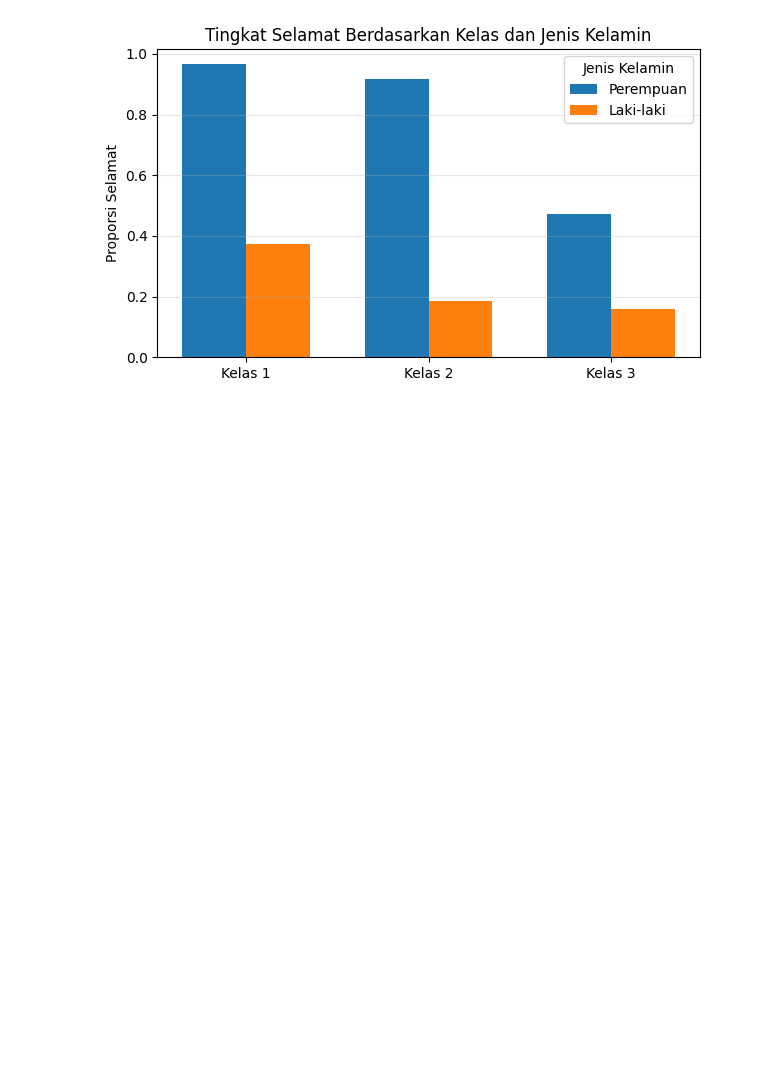
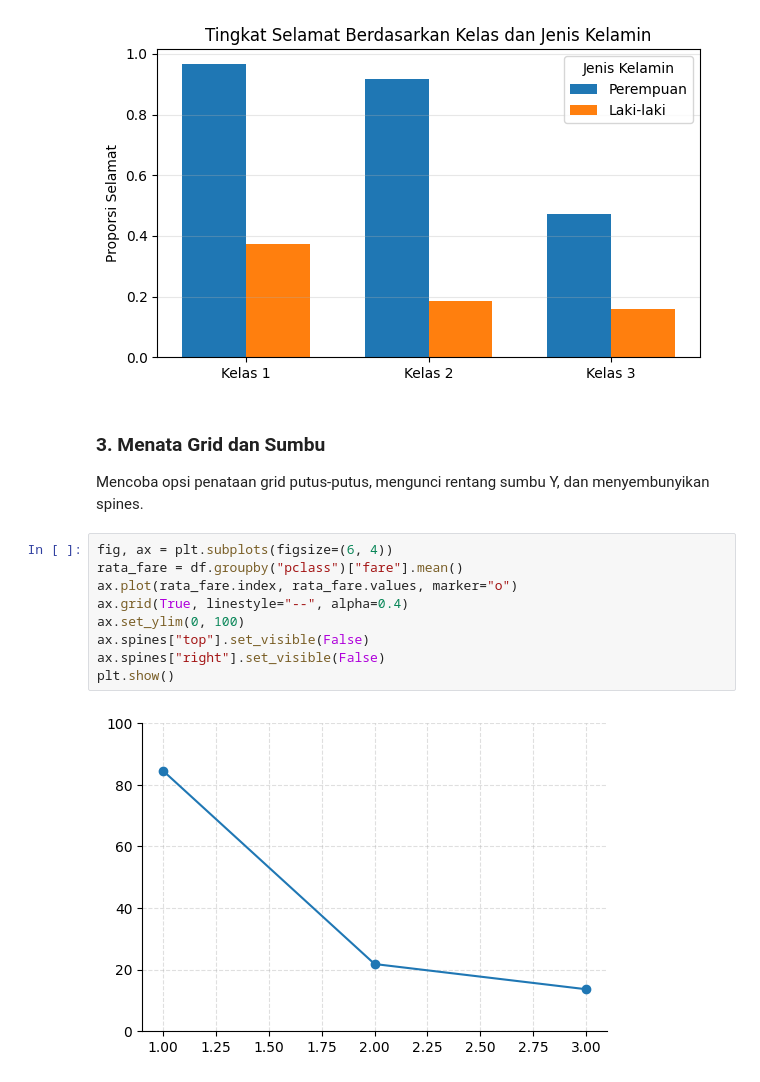
Before and after one commit to G-than12/DV-06-Matplotlib-Visualization-Customization, a Jupyter notebook: Praktikum6_GathanHilabi_60324059.ipynb, the cells around one changed output. Drawn from its saved outputs; the diff is of its cells as text; blank space fills up the shorter version.

Commit message:
feat: implement Langkah 3 - axis limits, dashed grid, and despine

```diff
--- a/Praktikum6_GathanHilabi_60324059.ipynb
+++ b/Praktikum6_GathanHilabi_60324059.ipynb
@@ -63,3 +63,17 @@ ax.grid(axis="y", alpha=0.3)
 plt.show()
 # %% [output]
 [figure]
+# %% [markdown]
+### 3. Menata Grid dan Sumbu
+Mencoba opsi penataan grid putus-putus, mengunci rentang sumbu Y, dan menyembunyikan spines.
+# %%
+fig, ax = plt.subplots(figsize=(6, 4))
+rata_fare = df.groupby("pclass")["fare"].mean()
+ax.plot(rata_fare.index, rata_fare.values, marker="o")
+ax.grid(True, linestyle="--", alpha=0.4)
+ax.set_ylim(0, 100)
+ax.spines["top"].set_visible(False)
+ax.spines["right"].set_visible(False)
+plt.show()
+# %% [output]
+[figure, added]
```
